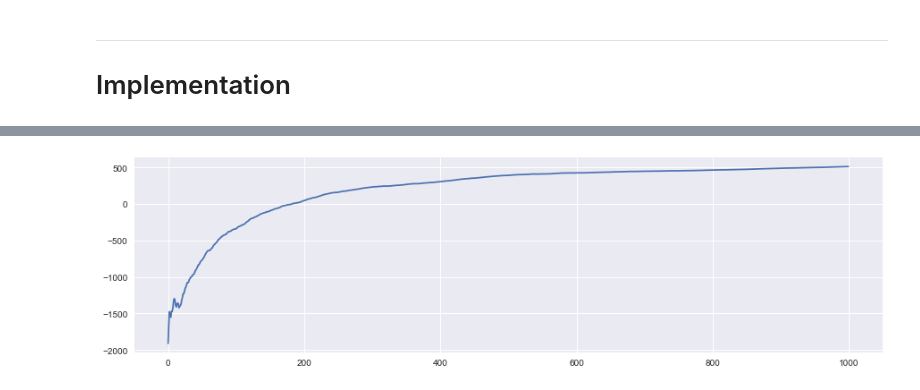
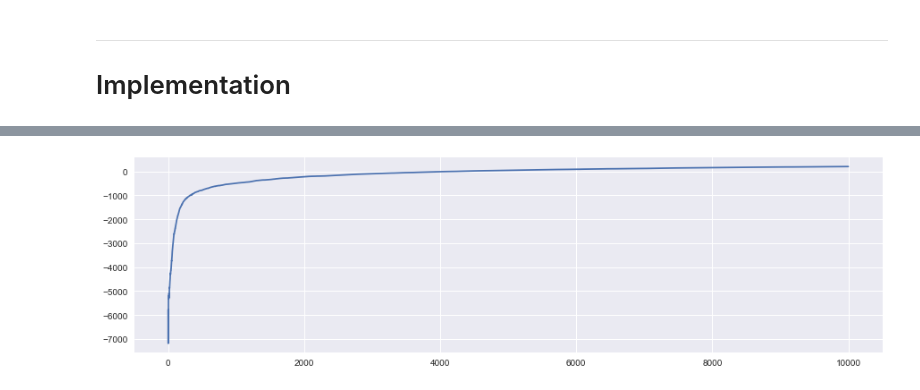
Before and after one commit to TheoLvs/reinforcement-learning, a Jupyter notebook: 2. Data Center Cooling/1. Reinforcement Learning - Q Learning.ipynb, the cells around one changed output, grey strips where cells are left out. Saved outputs shown, nothing was run; the diff lists cells and outputs as text; code cells hidden in the pictures.

Commit message:
update notebook q agent

```diff
--- a/2. Data Center Cooling/1. Reinforcement Learning - Q Learning.ipynb
+++ b/2. Data Center Cooling/1. Reinforcement Learning - Q Learning.ipynb
@@ -89,6 +89,6 @@ However :
 # %%
 from rl.env.data_center_cooling import DataCenterCooling
 # %%
-env = DataCenterCooling(levels_cooling=10)
+env = DataCenterCooling(levels_cooling=10,risk_factor = 1,cost_factor=20)
 env.render()
 # %% [output]
@@ -186,6 +186,6 @@ def run_n_episodes(env,n_episodes = 2000,lr = 0.8,gamma = 0.95):
 
     return agent,rewards
 # %%
-agent,rewards = run_n_episodes(env,n_episodes=1000,lr = 0.1,gamma=0.9)
+agent,rewards = run_n_episodes(env,n_episodes=10000,lr = 0.01,gamma=0.9)
 # %% [output]
-[figure, old version]
+[figure, new version]
```
Also changed, not shown: parts of 10 cells of this notebook.
